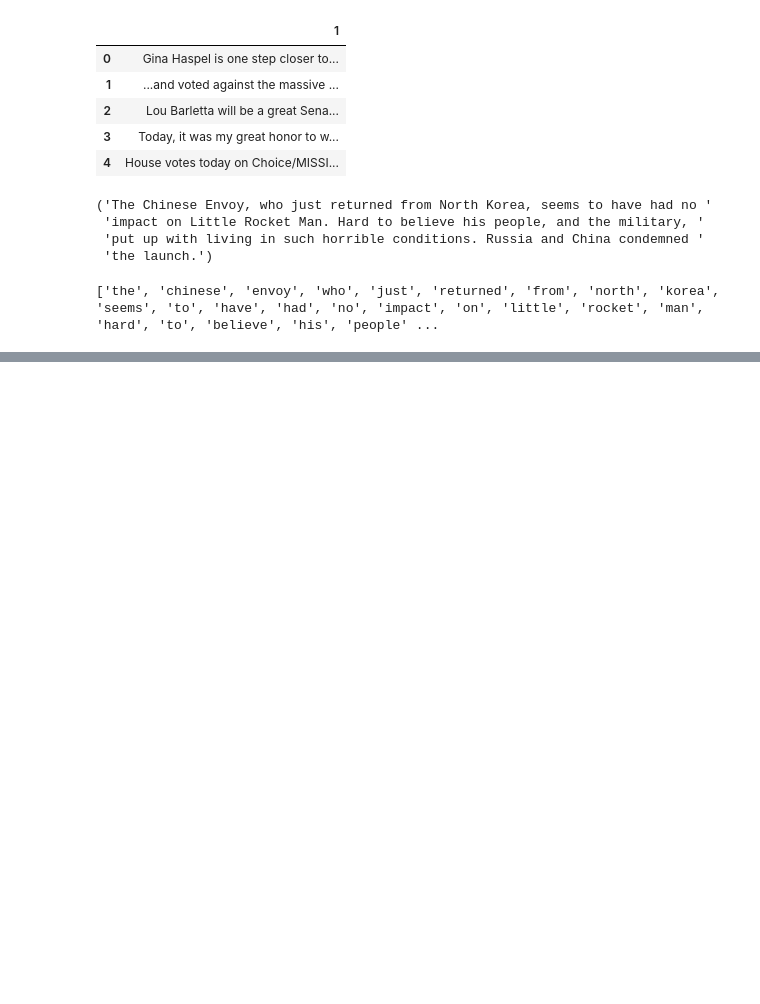
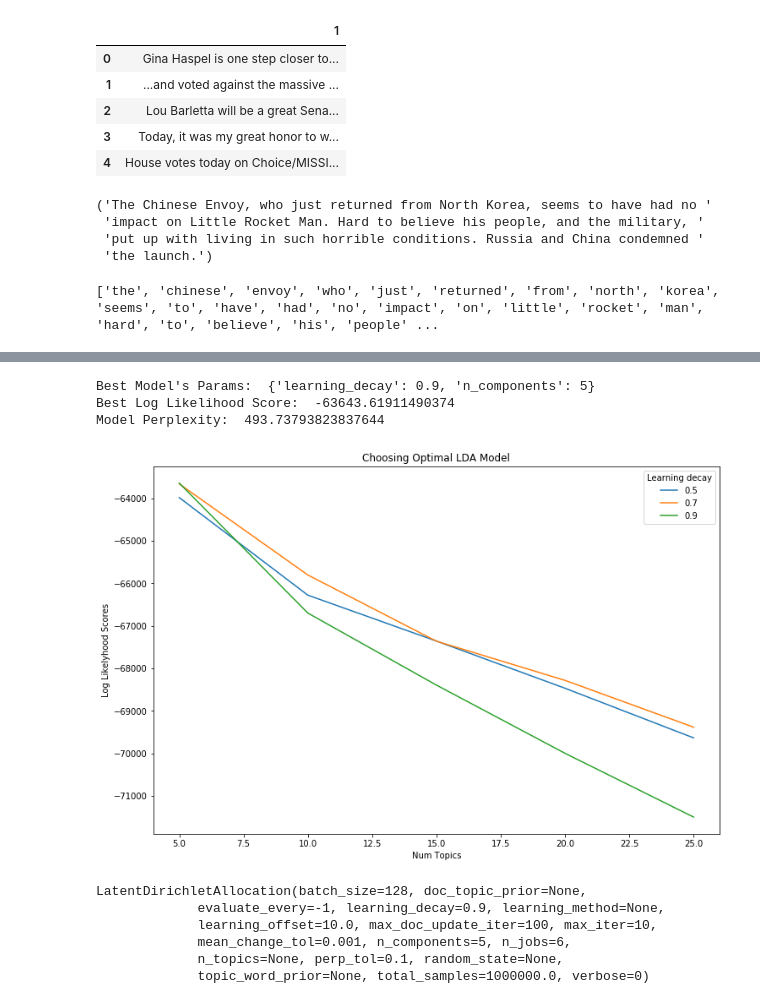
Before and after one commit to beimingliu/What_does_trump_say, a Jupyter notebook: notebook/LDA.ipynb, the cells around one changed output, grey strips where cells are left out. Drawn from its saved outputs; the diff is of its cells as text; code cells hidden in the pictures; blank space fills up the shorter version.

```diff
--- a/notebook/LDA.ipynb
+++ b/notebook/LDA.ipynb
@@ -151,2 +88,0 @@ from spacy.en import English
-# %%
-nlp = English()
@@ -154,0 +108,10 @@ RuntimeError: Model 'en>=1.1.0,<1.2.0' not installed. Please run 'python -m spac
+# %%
+vectorizer = CountVectorizer(analyzer='word',
+                             min_df=10,                        # minimum reqd occurences of a word
+                             stop_words='english',             # remove stop words
+                             lowercase=True,                   # convert all words to lowercase
+                             token_pattern='[a-zA-Z0-9]{3,}',  # num chars > 3
+                             # max_features=50000,             # max number of uniq words
+                            )
+
+data_vectorized = vectorizer.fit_transform(data_lemmatized)
@@ -154,0 +176,12 @@ RuntimeError: Model 'en>=1.1.0,<1.2.0' not installed. Please run 'python -m spac
+# %%
+# Define Search Param
+search_params = {'n_components': [5, 10, 15, 20, 25], 'learning_decay': [.5, .7, .9]}
+
+# Init the Model
+lda = LatentDirichletAllocation(n_jobs=6)
+
+# Init Grid Search Class
+model = GridSearchCV(lda, param_grid=search_params)
+
+# Do the Grid Search
+model.fit(data_vectorized)
@@ -154,0 +200,44 @@ RuntimeError: Model 'en>=1.1.0,<1.2.0' not installed. Please run 'python -m spac
+# %%
+# Best Model
+best_lda_model = model.best_estimator_
+
+# Model Parameters
+print("Best Model's Params: ", model.best_params_)
+
+# Log Likelihood Score
+print("Best Log Likelihood Score: ", model.best_score_)
+
+# Perplexity
+print("Model Perplexity: ", best_lda_model.perplexity(data_vectorized))
+# %% [output]
+Best Model's Params:  {'learning_decay': 0.9, 'n_components': 5}
+Best Log Likelihood Score:  -63643.61911490374
+Model Perplexity:  493.73793823837644
+# %%
+# Get Log Likelyhoods from Grid Search Output
+n_topics = [5, 10, 15, 20, 25]
+log_likelyhoods_5 = [round(gscore.mean_validation_score) for gscore in model.grid_scores_ if gscore.parameters['learning_decay']==0.5]
+log_likelyhoods_7 = [round(gscore.mean_validation_score) for gscore in model.grid_scores_ if gscore.parameters['learning_decay']==0.7]
+log_likelyhoods_9 = [round(gscore.mean_validation_score) for gscore in model.grid_scores_ if gscore.parameters['learning_decay']==0.9]
+
+# Show graph
+plt.figure(figsize=(12, 8))
+plt.plot(n_topics, log_likelyhoods_5, label='0.5')
+plt.plot(n_topics, log_likelyhoods_7, label='0.7')
+plt.plot(n_topics, log_likelyhoods_9, label='0.9')
+plt.title("Choosing Optimal LDA Model")
+plt.xlabel("Num Topics")
+plt.ylabel("Log Likelyhood Scores")
+plt.legend(title='Learning decay', loc='best')
+plt.show()
+# %% [output]
+[figure, added]
+# %%
+best_lda_model
+# %% [output]
+LatentDirichletAllocation(batch_size=128, doc_topic_prior=None,
+             evaluate_every=-1, learning_decay=0.9, learning_method=None,
+             learning_offset=10.0, max_doc_update_iter=100, max_iter=10,
+             mean_change_tol=0.001, n_components=5, n_jobs=6,
+             n_topics=None, perp_tol=0.1, random_state=None,
+             topic_word_prior=None, total_samples=1000000.0, verbose=0)
```
Also changed, not shown: parts of 22 cells of this notebook, 2 other files.
